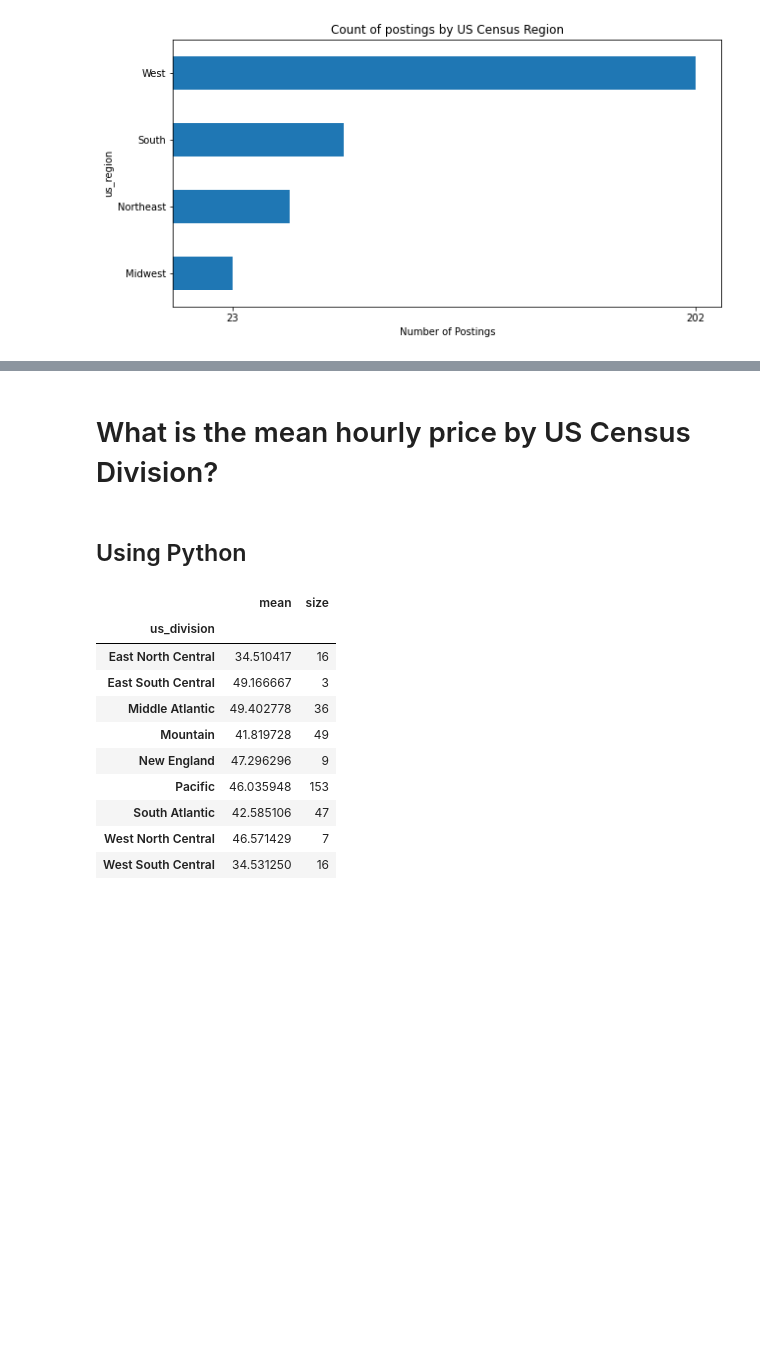
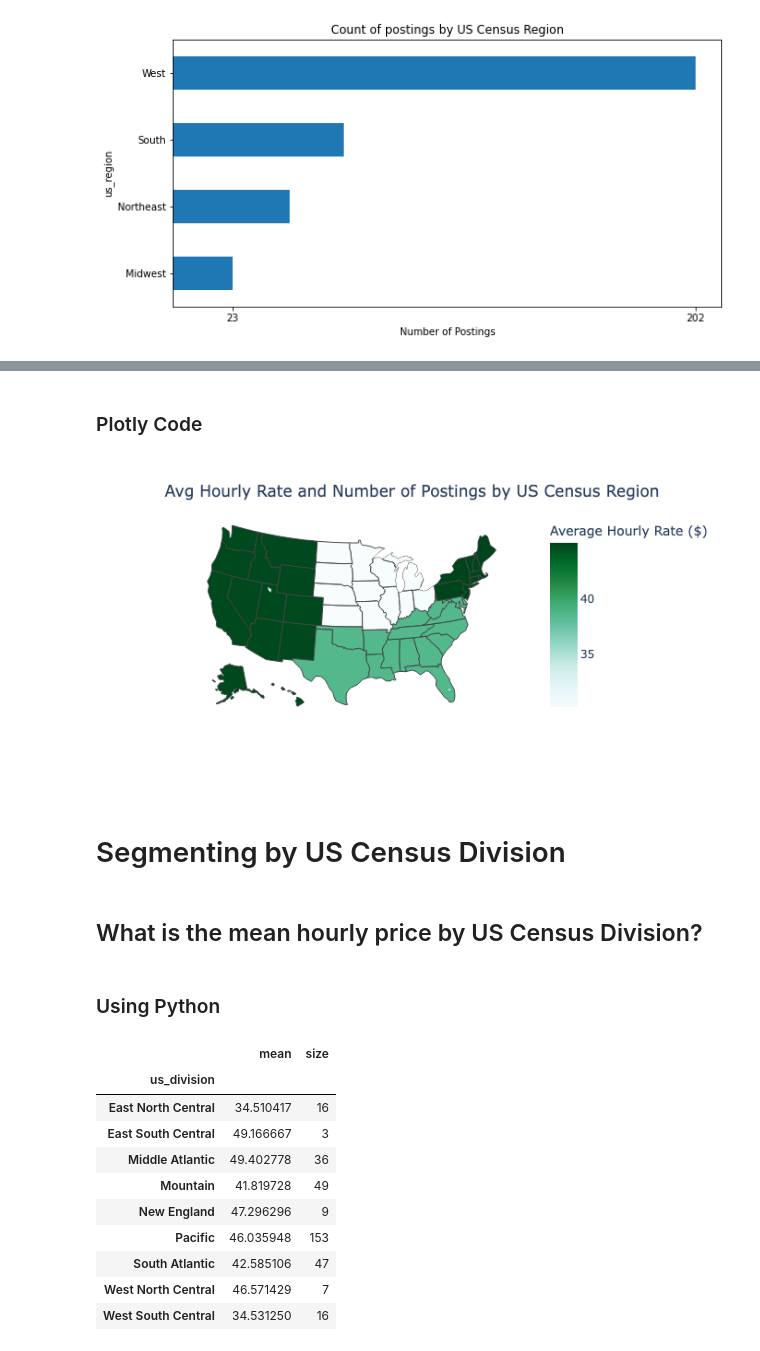
Before and after one commit to papir805/craigslist_web_scraper, a Jupyter notebook: CL_eda/tutoring_EDA_with_SQL.ipynb, the cells around one changed output, grey strips where cells are left out. Drawn from its saved outputs; the diff is of its cells as text; code cells hidden in the pictures; blank space fills up the shorter version.

```diff
--- a/CL_eda/tutoring_EDA_with_SQL.ipynb
+++ b/CL_eda/tutoring_EDA_with_SQL.ipynb
@@ -400,7 +568,35 @@ plt.title('Count of postings by US Census Region');
+# %% [markdown]
+### Plotly Code
+# %%
+fig = px.choropleth(mean_and_count_by_us_census_region_sql,
+                    locations='state_code',
+                    color='mean_price',
+                    color_continuous_scale='BuGn',
+                    hover_name='us_region',
+                    hover_data={'mean_price':':.2f', 'num_posts':True, 'state':False, 'state_code':False},
+                    locationmode='USA-states',
+                    labels={'num_posts':'Number of Posts',
+                            'mean_price':'Average Hourly Rate ($)'},
+                    scope='usa')
+
+fig.update_layout(
+    title={'text':'Avg Hourly Rate and Number of Postings by US Census Region',
+           'xanchor':'center',
+           'yanchor':'top',
+           'x':0.5})
+
+
+fig.show()
+
+pio.write_html(fig, file='/Users/rancher/Google Drive/coding/website/github_pages/mean_price_by_us_census_region_plotly.html')
+# %% [output]
+[figure, added]
+# %% [markdown]
+# Segmenting by US Census Division
 # %% [markdown]
-# What is the mean hourly price by US Census Division?
+## What is the mean hourly price by US Census Division?
 # %% [markdown]
-## Using Python
+### Using Python
 # %%
 groupby_us_division = df_sql.groupby('us_division')
 mean_and_count_by_us_census_division = groupby_us_division['price'].agg(['mean', 'size'])
```
Also changed, not shown: parts of 85 cells of this notebook, 2 other files.
